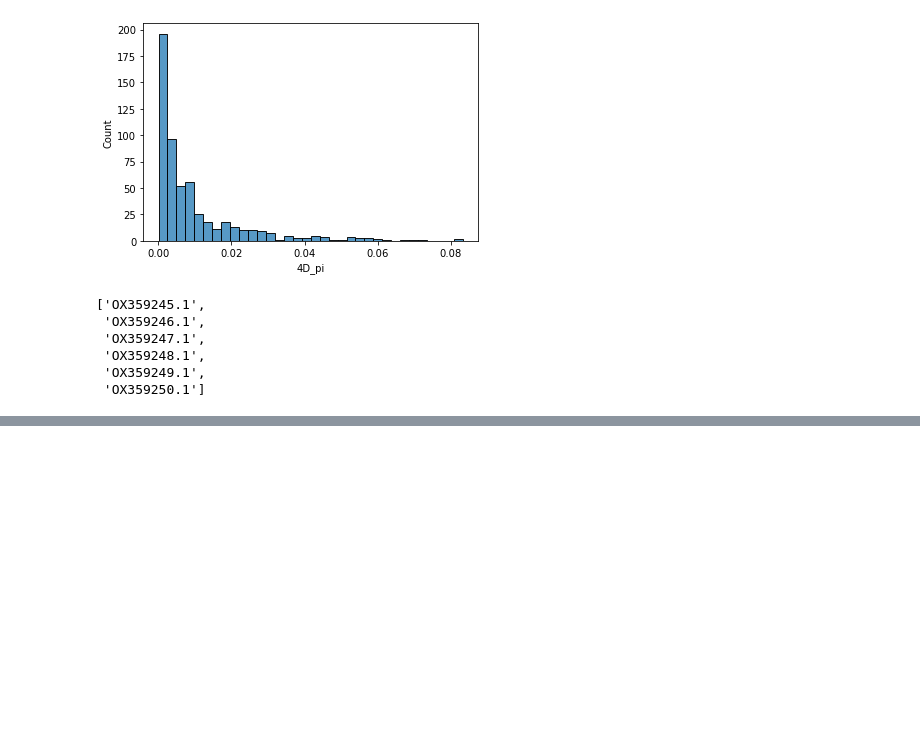
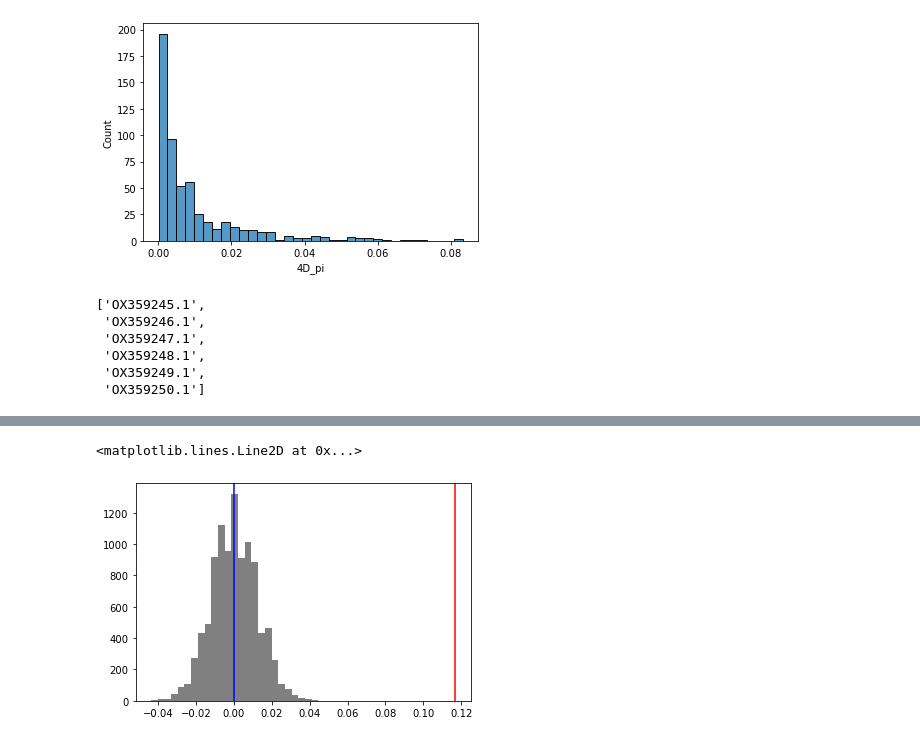
Before and after one commit to samebdon/springtail_haploid_selection, a Jupyter notebook: scripts/SBG_exploration.ipynb, the cells around one changed output, grey strips where cells are left out. Cells and saved outputs as stored; diff of their text form; code cells hidden in the pictures; blank space fills up the shorter version.

```diff
--- a/scripts/SBG_exploration.ipynb
+++ b/scripts/SBG_exploration.ipynb
@@ -767,0 +843,7 @@ axs.axvline(x=pi_df['log_0/4D_pi/0/4D_pi'].mean(), color = 'black')
+# %%
+plt.hist([result-m for result in result_dist], color='grey', bins = 25)
+plt.axvline(0, color='blue')
+plt.axvline(0.297-m, color='red')
+# %% [output]
+<matplotlib.lines.Line2D at 0x...>
+[figure, added]
```
Also changed, not shown: parts of 24 cells of this notebook, 3 other files.
